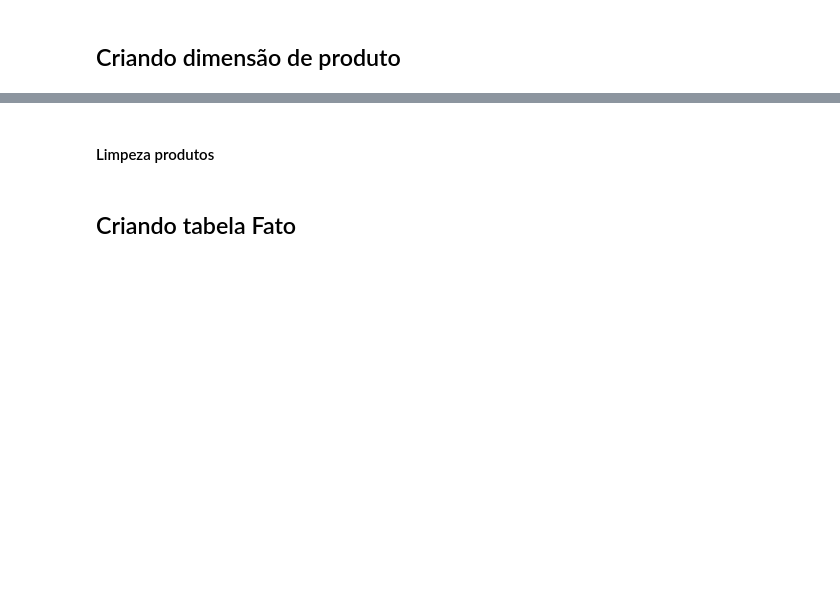
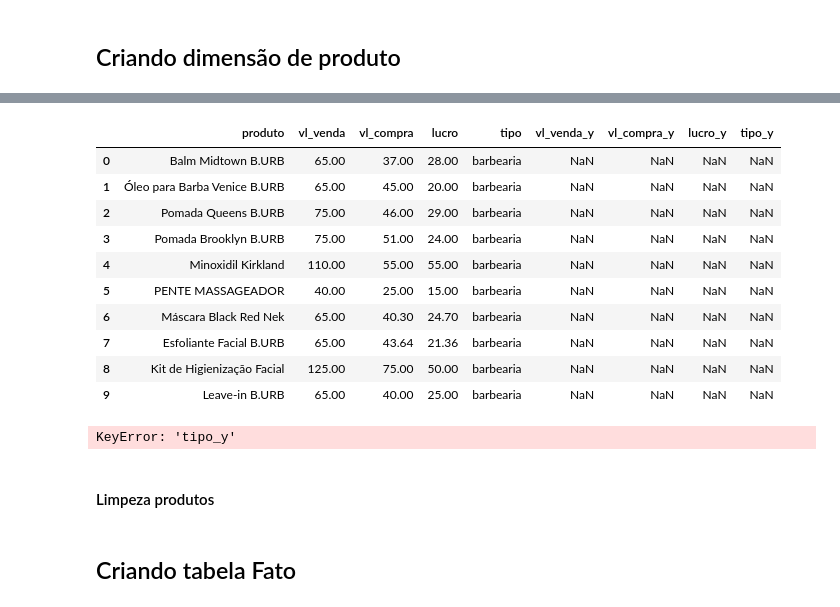
Before and after one commit to luizgsangelo/EZmorumbi, a Jupyter notebook: Data Cleaning/data_processing.ipynb, the cells around one changed output, grey strips where cells are left out. Cells and saved outputs as stored; diff of their text form; code cells hidden in the pictures; blank space fills up the shorter version.

```diff
--- a/Data Cleaning/data_processing.ipynb
+++ b/Data Cleaning/data_processing.ipynb
@@ -224,4 +261,0 @@ AttributeError: 'DataCleaner' object has no attribute 'copy'
-# %%
-dim_bebida = DataCleaner(dim_bebida).normalize_dollar("vl_compra").normalize_dollar("vl_venda").normalize_dollar("lucro").df
-dim_salgado = DataCleaner(dim_salgado).normalize_dollar("vl_compra").normalize_dollar("vl_venda").normalize_dollar("lucro").df
-dim_doce = DataCleaner(dim_doce).normalize_dollar("vl_compra").normalize_dollar("vl_venda").normalize_dollar("lucro").df
@@ -270,0 +267,6 @@ produto_map = dim_p_b.set_index("produto")["id_produto"].to_dict()
+# %%
+dim_produto = DataCleaner(dim_produto).to_null("produto", "VAZIO").df
+
+dim_salgado = DataCleaner(dim_salgado).to_null("produto", "VAZIO").df
+dim_doce = DataCleaner(dim_doce).to_null("produto", "VAZIO").df
+dim_bebida = DataCleaner(dim_bebida).to_null("produto", "VAZIO").df
@@ -270,0 +284,20 @@ produto_map = dim_p_b.set_index("produto")["id_produto"].to_dict()
+# %%
+def quick_clean(data):
+    if isinstance(data, pd.DataFrame):
+        data_cleaner = DataCleaner(data)
+    elif isinstance(data, DataCleaner):
+        data_cleaner = data
+    else:
+        raise TypeError("data precisa ser um DataFrame ou um DataCleaner")
+    return (
+        data_cleaner.normalize_dollar("vl_compra")
+        .normalize_dollar("vl_venda")
+        .normalize_dollar("lucro")
+        .df
+    )
+
+
+dim_produto = quick_clean(dim_produto)
+dim_salgado = quick_clean(dim_salgado)
+dim_doce = quick_clean(dim_doce)
+dim_bebida = quick_clean(dim_bebida)
@@ -270,0 +332,21 @@ produto_map = dim_p_b.set_index("produto")["id_produto"].to_dict()
+# %%
+dim_produtos_independetes = pd.concat([dim_bebida, dim_doce, dim_salgado])
+
+
+produtos_merged = dim_produto.merge(
+    dim_produtos_independetes, on="produto", how="left", suffixes=(None, "_y")
+)
+
+produtos_merged.head(10)
+# %% [output]
+|  | produto | vl_venda | vl_compra | lucro | tipo | vl_venda_y | vl_compra_y | lucro_y | tipo_y |
+| 0 | Balm Midtown B.URB | 65.00 | 37.00 | 28.00 | barbearia | NaN | NaN | NaN | NaN |
+| 1 | Óleo para Barba Venice B.URB | 65.00 | 45.00 | 20.00 | barbearia | NaN | NaN | NaN | NaN |
+| 2 | Pomada Queens B.URB | 75.00 | 46.00 | 29.00 | barbearia | NaN | NaN | NaN | NaN |
+| 3 | Pomada Brooklyn B.URB | 75.00 | 51.00 | 24.00 | barbearia | NaN | NaN | NaN | NaN |
+| 4 | Minoxidil Kirkland | 110.00 | 55.00 | 55.00 | barbearia | NaN | NaN | NaN | NaN |
+| 5 | PENTE MASSAGEADOR | 40.00 | 25.00 | 15.00 | barbearia | NaN | NaN | NaN | NaN |
+| 6 | Máscara Black Red Nek | 65.00 | 40.30 | 24.70 | barbearia | NaN | NaN | NaN | NaN |
+| 7 | Esfoliante Facial B.URB | 65.00 | 43.64 | 21.36 | barbearia | NaN | NaN | NaN | NaN |
+| 8 | Kit de Higienização Facial | 125.00 | 75.00 | 50.00 | barbearia | NaN | NaN | NaN | NaN |
+| 9 | Leave-in B.URB | 65.00 | 40.00 | 25.00 | barbearia | NaN | NaN | NaN | NaN |
@@ -271,3 +355,13 @@ produto_map = dim_p_b.set_index("produto")["id_produto"].to_dict()
+# %%
+produtos_merged["tipo"] = produtos_merged["tipo_y"].apply(
+    lambda x: "barbearia" if pd.isna(x) else x
+)
+produtos_merged.drop(column="tipo_y")
+produtos_merged = feature_engineering(produtos_merged)
+produtos_merged = produtos_merged.index_values("produto")
+produto_map = produtos_merged.set_index("produto")["id_produto"].to_dict()
+# %% [output]
+KeyError: 'tipo_y'
 # %%
 dim_p_b
 # %%
```
Also changed, not shown: parts of 17 cells of this notebook.
